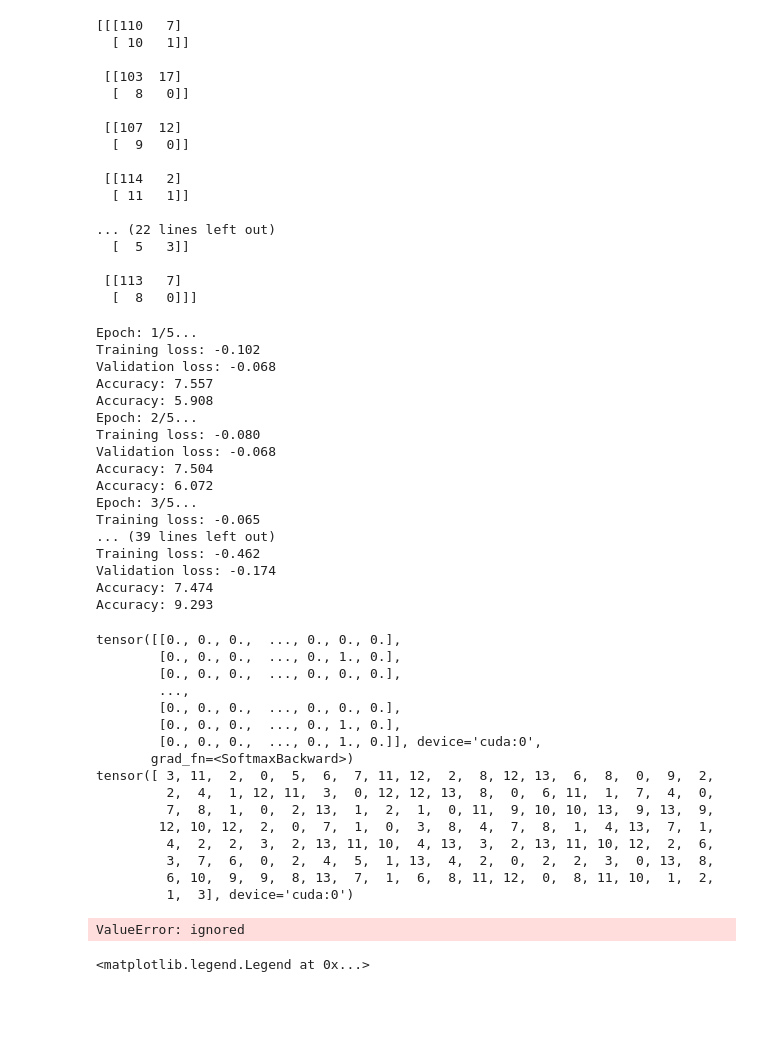
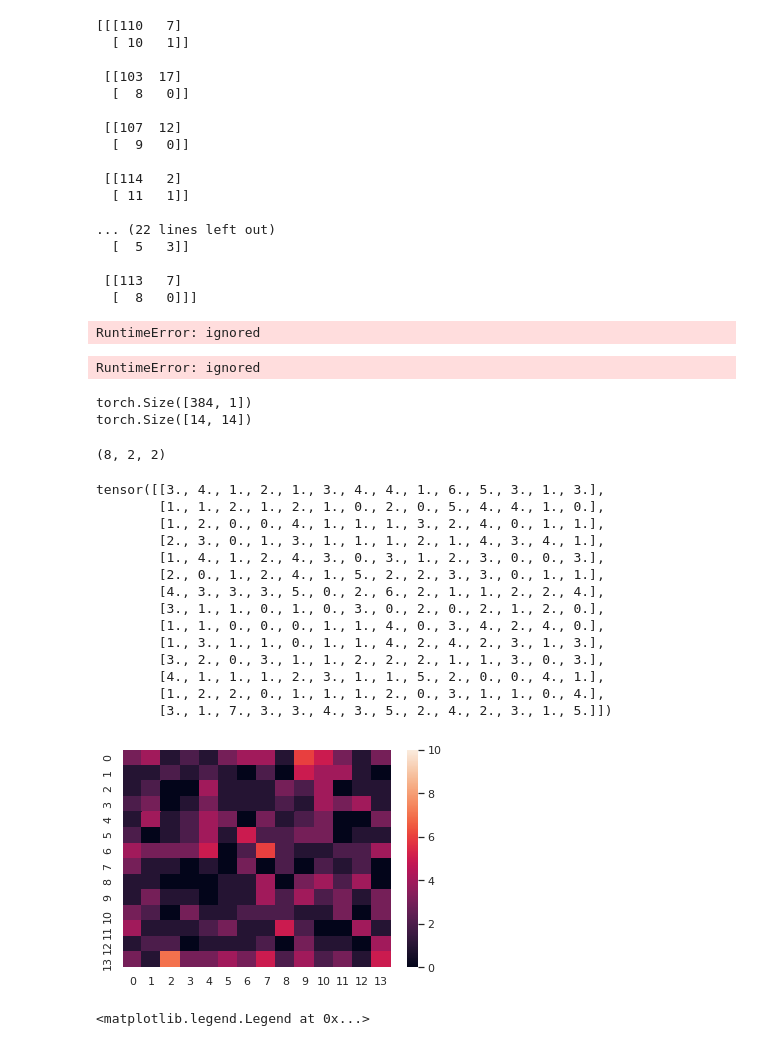
Before and after one commit to parthatom/CellClassific, a Jupyter notebook: Classification_final.ipynb, the cells around one changed output. Saved outputs shown, nothing was run; the diff lists cells and outputs as text; code cells hidden in the pictures; blank space fills up the shorter version.

Commit message:
Add custom Confusion matrix calc, Remove sklearn implementation

```diff
--- a/Classification_final.ipynb
+++ b/Classification_final.ipynb
@@ -371,7 +373,7 @@ def train(model, criterion, optimizer, device, epochs=20 ):
             print(f"Accuracy: {val_accuracy/len(val_loader)*100:.3f}")
   return loss_list, val_losses, confusion
 # %%
-alpha = [0.01, 0.001, 0.0001]
+alpha = [0.003, 0.001, 0.0003]
 loss_lists = []
 val_loss_lists = []
 confusion_list = []
@@ -388,53 +390,55 @@ for lr in alpha:
   val_loss_lists.append(valosses)
   confusion_list.append(confusion)
 # %% [output]
-Epoch: 1/5...
-Training loss: -0.102
-Validation loss: -0.068
-Accuracy: 7.557
-Accuracy: 5.908
-Epoch: 2/5...
-Training loss: -0.080
-Validation loss: -0.068
-Accuracy: 7.504
-Accuracy: 6.072
-Epoch: 3/5...
-Training loss: -0.065
-... (39 lines left out)
-Training loss: -0.462
-Validation loss: -0.174
-Accuracy: 7.474
-Accuracy: 9.293
+RuntimeError: ignored
 # %%
 images, labels = next(iter(loader))
 images = images.to(device)
 labels = labels.to(device)
 ps = model(images)
-print(ps)
-print(labels)
+_, ps = (ps).topk(1, dim = -1)
+print(ps.shape)
+print(labels.shape)
 # %% [output]
-tensor([[0., 0., 0.,  ..., 0., 0., 0.],
-        [0., 0., 0.,  ..., 0., 1., 0.],
-        [0., 0., 0.,  ..., 0., 0., 0.],
-        ...,
-        [0., 0., 0.,  ..., 0., 0., 0.],
-        [0., 0., 0.,  ..., 0., 1., 0.],
-        [0., 0., 0.,  ..., 0., 1., 0.]], device='cuda:0',
-       grad_fn=<SoftmaxBackward>)
-tensor([ 3, 11,  2,  0,  5,  6,  7, 11, 12,  2,  8, 12, 13,  6,  8,  0,  9,  2,
-         2,  4,  1, 12, 11,  3,  0, 12, 12, 13,  8,  0,  6, 11,  1,  7,  4,  0,
-         7,  8,  1,  0,  2, 13,  1,  2,  1,  0, 11,  9, 10, 10, 13,  9, 13,  9,
-        12, 10, 12,  2,  0,  7,  1,  0,  3,  8,  4,  7,  8,  1,  4, 13,  7,  1,
-         4,  2,  2,  3,  2, 13, 11, 10,  4, 13,  3,  2, 13, 11, 10, 12,  2,  6,
-         3,  7,  6,  0,  2,  4,  5,  1, 13,  4,  2,  0,  2,  2,  3,  0, 13,  8,
-         6, 10,  9,  9,  8, 13,  7,  1,  6,  8, 11, 12,  0,  8, 11, 10,  1,  2,
-         1,  3], device='cuda:0')
+RuntimeError: ignored
+# %%
+ps = torch.randint(low = 0, high = 14, size = (384,14))
+_, ps = (ps).topk(1, dim = -1)
+labels = torch.randint(low = 0, high = 14, size = (384,1))
+print(ps.shape)
+confusion =  torch.zeros((14,14))
+for i in range(len(ps)):
+  confusion[ps[i], labels[i]] += 1
+print(confusion.shape)
+# %% [output]
+torch.Size([384, 1])
+torch.Size([14, 14])
+# %%
+print((confusion_list[2].shape))
+# %% [output]
+(8, 2, 2)
 # %%
 import seaborn as sns
 sns.set()
-ax = sns.heatmap(confusion, vmin = 0, vmax = 500)
+a = confusion
+print(a)
+ax = sns.heatmap(a, vmin = 0, vmax = 10)
 # %% [output]
-ValueError: ignored
+tensor([[3., 4., 1., 2., 1., 3., 4., 4., 1., 6., 5., 3., 1., 3.],
+        [1., 1., 2., 1., 2., 1., 0., 2., 0., 5., 4., 4., 1., 0.],
+        [1., 2., 0., 0., 4., 1., 1., 1., 3., 2., 4., 0., 1., 1.],
+        [2., 3., 0., 1., 3., 1., 1., 1., 2., 1., 4., 3., 4., 1.],
+        [1., 4., 1., 2., 4., 3., 0., 3., 1., 2., 3., 0., 0., 3.],
+        [2., 0., 1., 2., 4., 1., 5., 2., 2., 3., 3., 0., 1., 1.],
+        [4., 3., 3., 3., 5., 0., 2., 6., 2., 1., 1., 2., 2., 4.],
+        [3., 1., 1., 0., 1., 0., 3., 0., 2., 0., 2., 1., 2., 0.],
+        [1., 1., 0., 0., 0., 1., 1., 4., 0., 3., 4., 2., 4., 0.],
+        [1., 3., 1., 1., 0., 1., 1., 4., 2., 4., 2., 3., 1., 3.],
+        [3., 2., 0., 3., 1., 1., 2., 2., 2., 1., 1., 3., 0., 3.],
+        [4., 1., 1., 1., 2., 3., 1., 1., 5., 2., 0., 0., 4., 1.],
+        [1., 2., 2., 0., 1., 1., 1., 2., 0., 3., 1., 1., 0., 4.],
+        [3., 1., 7., 3., 3., 4., 3., 5., 2., 4., 2., 3., 1., 5.]])
+[figure, added]
 # %%
 plt.plot(np.asarray(loss_lists[0])/len(loader), label='Training loss '+str(1))
 plt.plot(np.asarray(val_loss_lists[0])/len(val_loader), label='Validation loss '+str(1))
```
Also changed, not shown: parts of 2 cells of this notebook.
